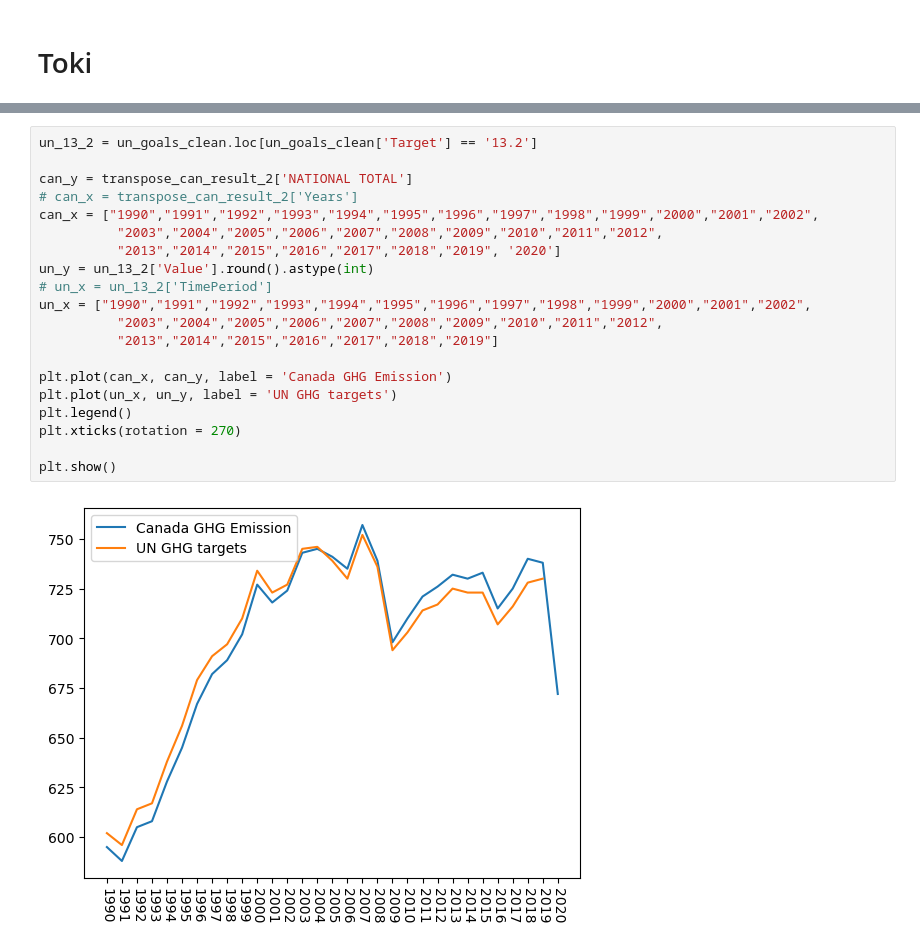
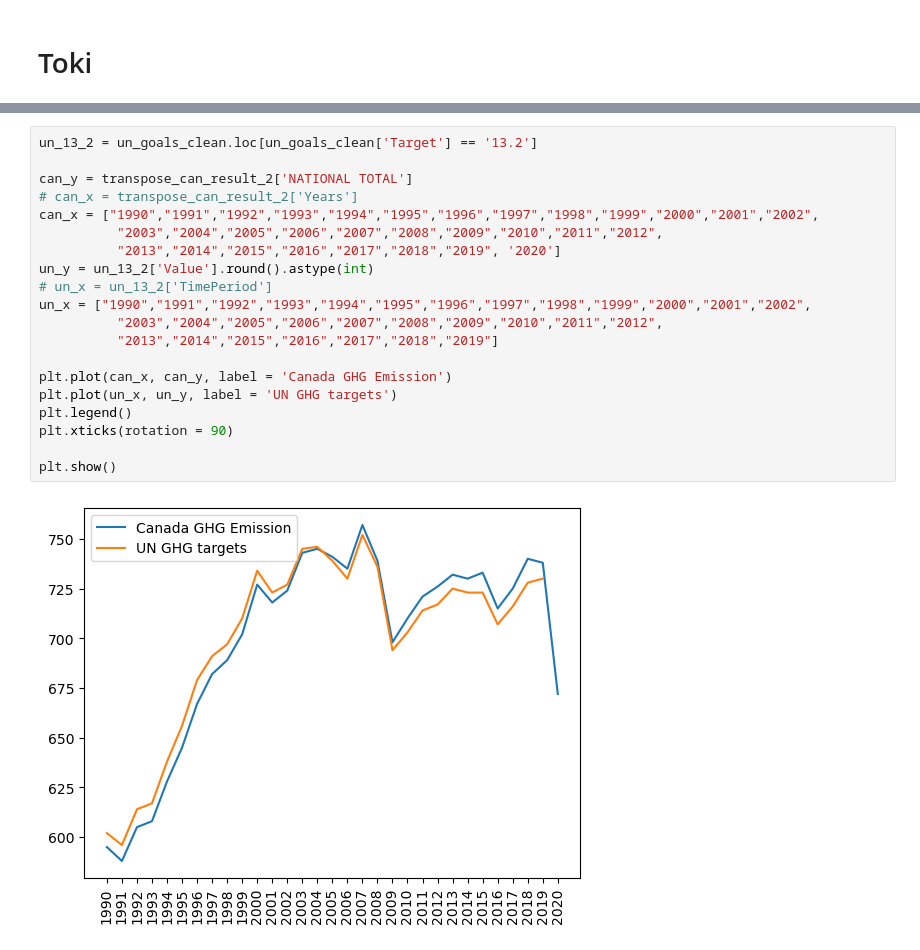
Before and after one commit to fabiomarcullo/Project_1_Climate_Action_Goals, a Jupyter notebook: Project_Sustainability_Data.ipynb, the cells around one changed output, grey strips where cells are left out. Drawn from its saved outputs; the diff is of its cells as text.

```diff
--- a/Project_Sustainability_Data.ipynb
+++ b/Project_Sustainability_Data.ipynb
@@ -411,22 +366,22 @@ plt.show()
 # %%
 un_13_2 = un_goals_clean.loc[un_goals_clean['Target'] == '13.2']
 
 can_y = transpose_can_result_2['NATIONAL TOTAL']
 # can_x = transpose_can_result_2['Years']
 can_x = ["1990","1991","1992","1993","1994","1995","1996","1997","1998","1999","2000","2001","2002",
           "2003","2004","2005","2006","2007","2008","2009","2010","2011","2012",
           "2013","2014","2015","2016","2017","2018","2019", '2020']
 un_y = un_13_2['Value'].round().astype(int)
 # un_x = un_13_2['TimePeriod']
 un_x = ["1990","1991","1992","1993","1994","1995","1996","1997","1998","1999","2000","2001","2002",
           "2003","2004","2005","2006","2007","2008","2009","2010","2011","2012",
           "2013","2014","2015","2016","2017","2018","2019"]
 
 plt.plot(can_x, can_y, label = 'Canada GHG Emission')
 plt.plot(un_x, un_y, label = 'UN GHG targets')
 plt.legend()
-plt.xticks(rotation = 270)
+plt.xticks(rotation = 90)
 
 plt.show()
 # %% [output]
-[figure, old version]
+[figure, new version]
```
Also changed, not shown: parts of 6 cells of this notebook.
